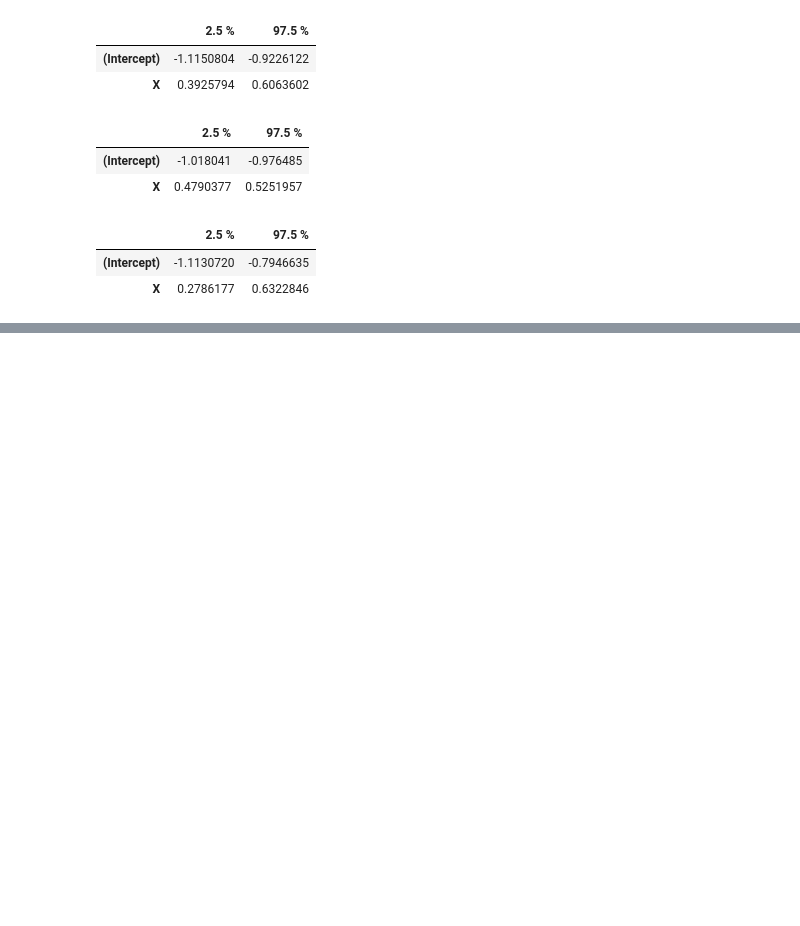
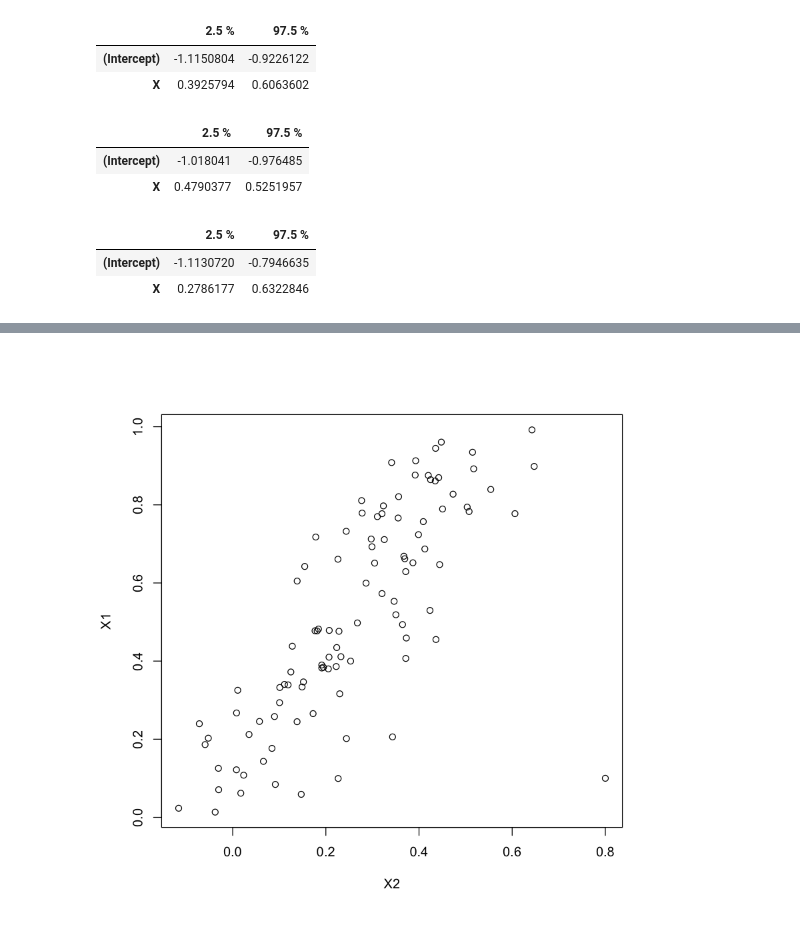
Before and after one commit to Deborah-Digges/statistical-learning, a Jupyter notebook: linear-regression/solution-linear-regression-part-3.ipynb, the cells around one changed output, grey strips where cells are left out. Drawn from its saved outputs; the diff is of its cells as text; code cells hidden in the pictures; blank space fills up the shorter version.

```diff
--- a/linear-regression/solution-linear-regression-part-3.ipynb
+++ b/linear-regression/solution-linear-regression-part-3.ipynb
@@ -224,0 +329,5 @@ confint(more_noise_fit)
+# %%
+# Suppose there was unfortunately one additional point which was unfortunately mismeasured
+X1=c(X1, 0.1)
+# %%
+X2=c(X2, 0.8)
@@ -224,0 +339,4 @@ confint(more_noise_fit)
+# %%
+plot(X2, X1)
+# %% [output]
+[figure, added]
```
Also changed, not shown: parts of 43 cells of this notebook.
